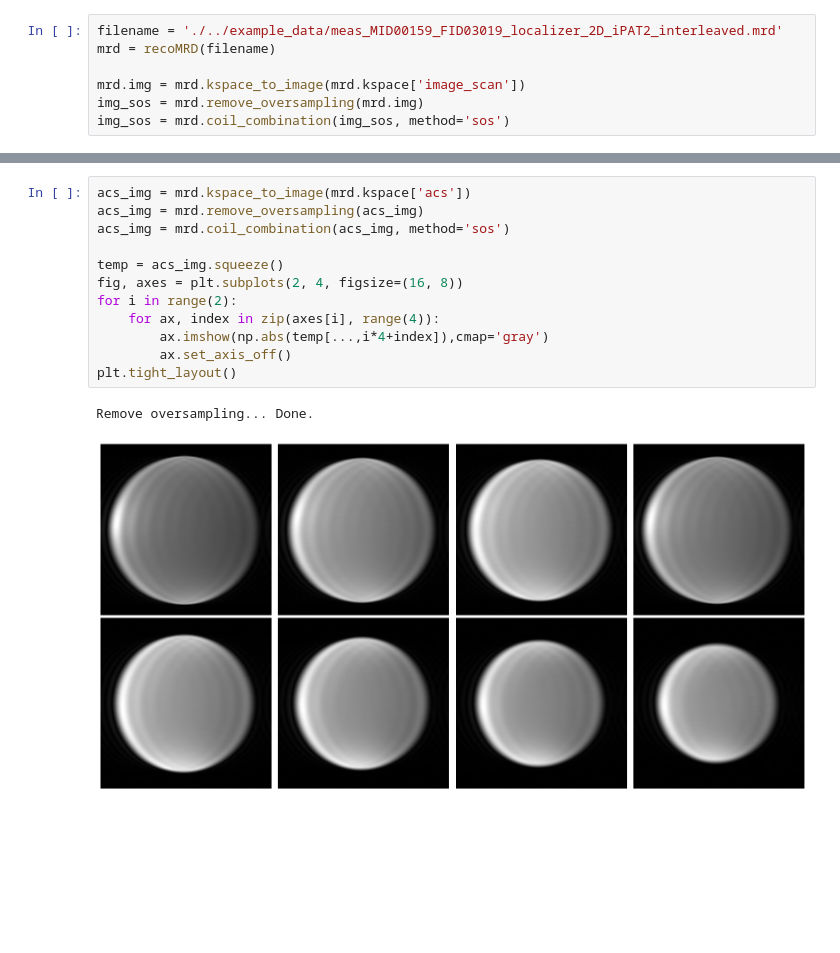
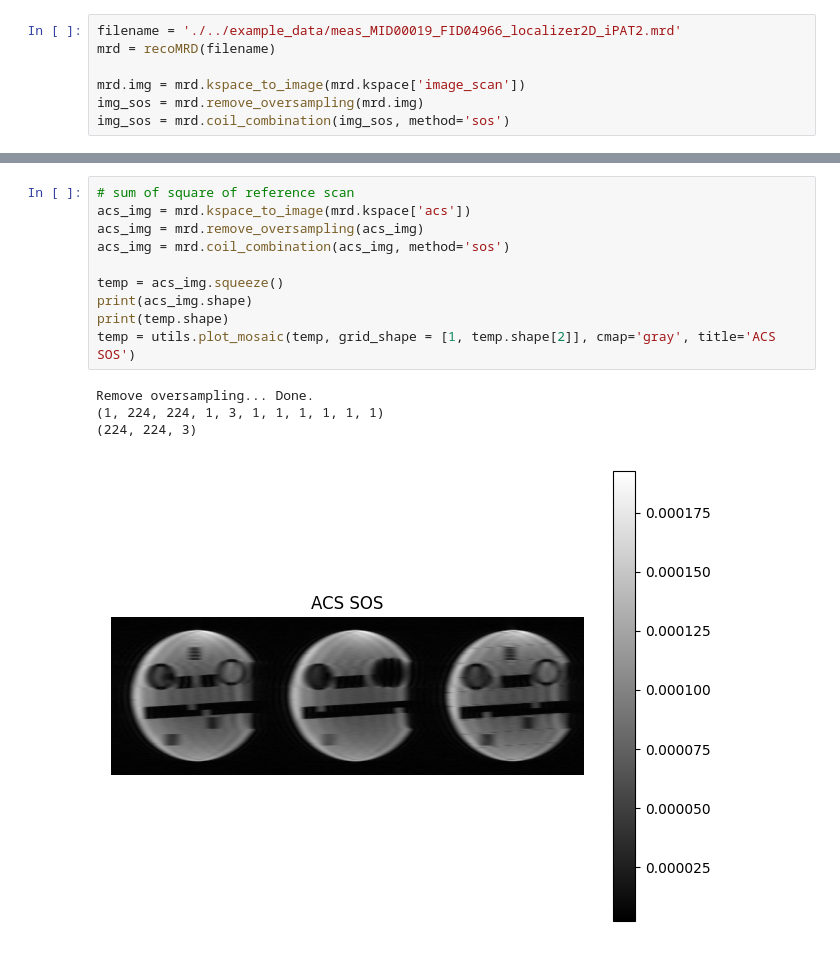
Before and after one commit to aghaeifar/recoMRD, a Jupyter notebook: examples/parallel_imaging_2D.ipynb, the cells around one changed output, grey strips where cells are left out. Drawn from its saved outputs; the diff is of its cells as text; blank space fills up the shorter version.

```diff
--- a/examples/parallel_imaging_2D.ipynb
+++ b/examples/parallel_imaging_2D.ipynb
@@ -5,6 +10,6 @@ import matplotlib.pyplot as plt
 from bart import bart
 # %%
-filename = './../example_data/meas_MID00159_FID03019_localizer_2D_iPAT2_interleaved.mrd'
+filename = './../example_data/meas_MID00019_FID04966_localizer2D_iPAT2.mrd'
 mrd = recoMRD(filename)
 
 mrd.img = mrd.kspace_to_image(mrd.kspace['image_scan'])
@@ -59,17 +64,17 @@ plt.tight_layout()
 # %%
+# sum of square of reference scan
 acs_img = mrd.kspace_to_image(mrd.kspace['acs'])
 acs_img = mrd.remove_oversampling(acs_img)
 acs_img = mrd.coil_combination(acs_img, method='sos')
 
 temp = acs_img.squeeze()
-fig, axes = plt.subplots(2, 4, figsize=(16, 8))
-for i in range(2):
-    for ax, index in zip(axes[i], range(4)):
-        ax.imshow(np.abs(temp[...,i*4+index]),cmap='gray')
-        ax.set_axis_off()
-plt.tight_layout()
+print(acs_img.shape)
+print(temp.shape)
+temp = utils.plot_mosaic(temp, grid_shape = [1, temp.shape[2]], cmap='gray', title='ACS SOS')
 # %% [output]
 Remove oversampling... Done.
+(1, 224, 224, 1, 3, 1, 1, 1, 1, 1, 1)
+(224, 224, 3)
-[figure, old version]
+[figure, new version]
 # %%
 %%time
```
Also changed, not shown: parts of 15 cells of this notebook, 2 other files.
